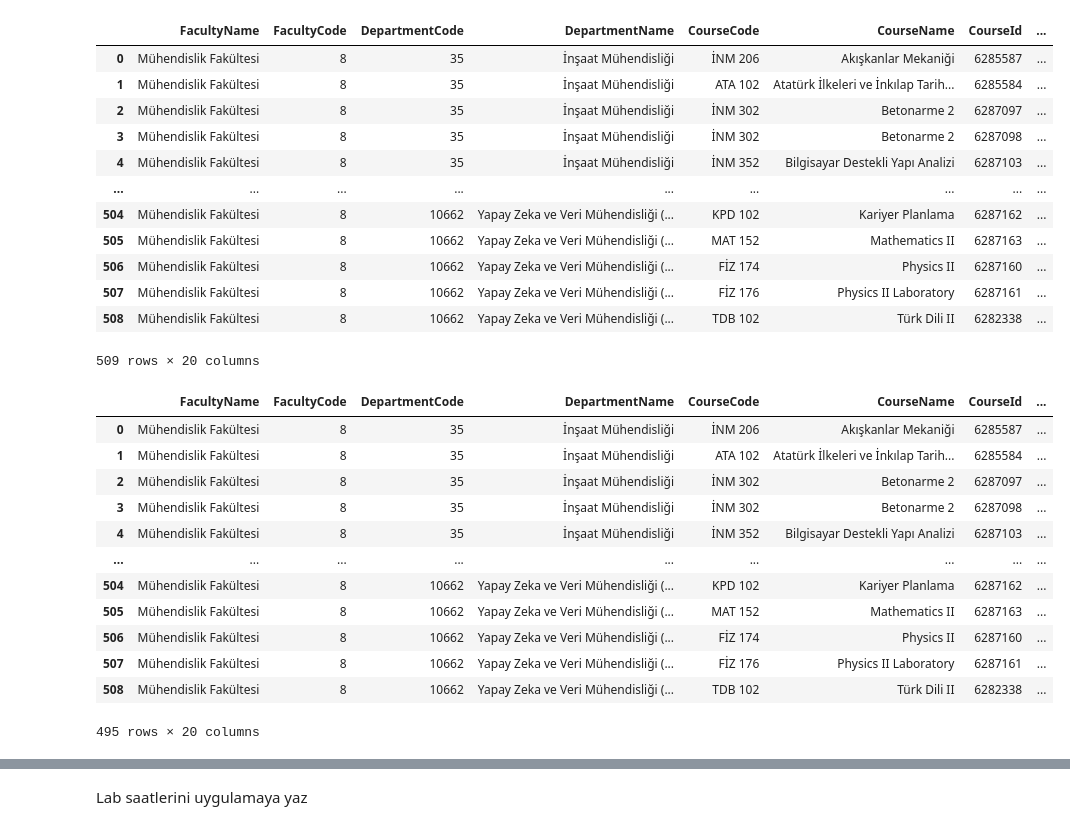
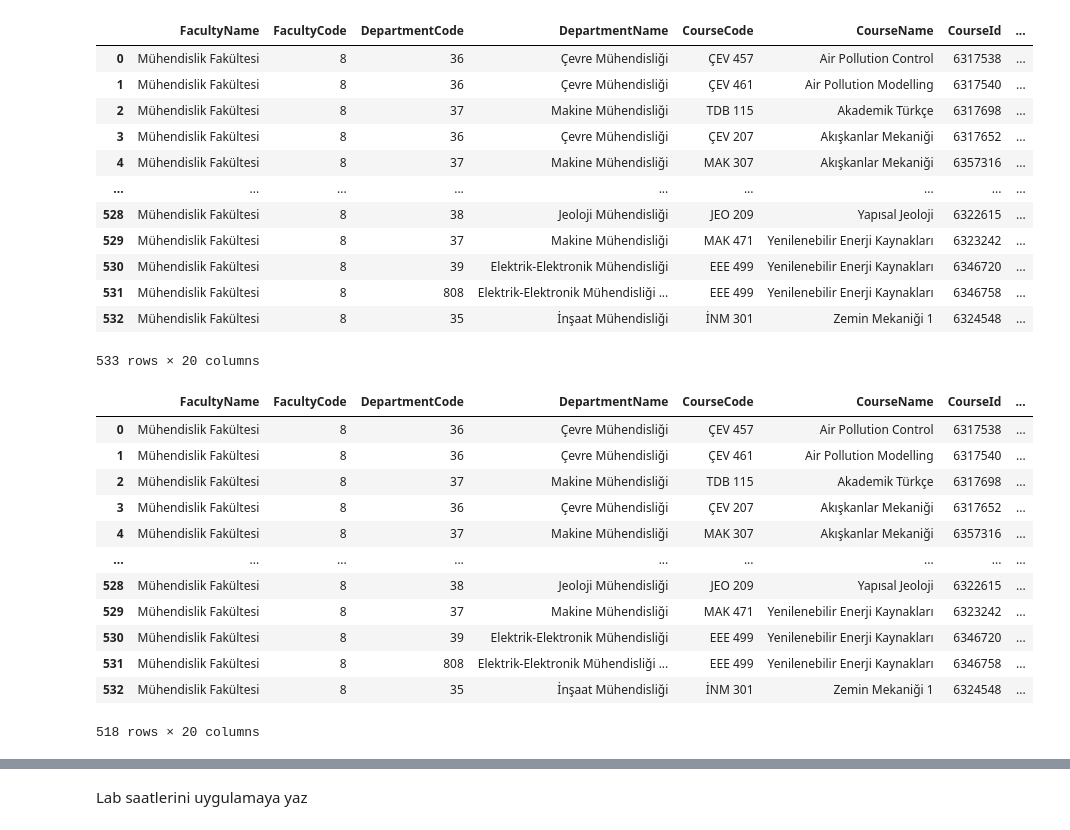
Before and after one commit to ErcxCS/Campus-Scheduling, a Jupyter notebook: data/process.ipynb, the cells around one changed output, grey strips where cells are left out. Saved outputs shown, nothing was run; the diff lists cells and outputs as text; code cells hidden in the pictures.

```diff
--- a/data/process.ipynb
+++ b/data/process.ipynb
@@ -1,37 +1,37 @@
 # %%
 import pandas as pd
 # %%
-df = pd.read_excel("./BerkDataRAW.xlsx")
+df = pd.read_excel("./25-26Fall.xlsx")
 df
 # %% [output]
 |  | FacultyName | FacultyCode | DepartmentCode | DepartmentName | CourseCode | CourseName | CourseId | ... |
-| 0 | Mühendislik Fakültesi | 8 | 35 | İnşaat Mühendisliği | İNM 206 | Akışkanlar Mekaniği | 6285587 | ... |
-| 1 | Mühendislik Fakültesi | 8 | 35 | İnşaat Mühendisliği | ATA 102 | Atatürk İlkeleri ve İnkılap Tarih... | 6285584 | ... |
-| 2 | Mühendislik Fakültesi | 8 | 35 | İnşaat Mühendisliği | İNM 302 | Betonarme 2 | 6287097 | ... |
-| 3 | Mühendislik Fakültesi | 8 | 35 | İnşaat Mühendisliği | İNM 302 | Betonarme 2 | 6287098 | ... |
-| 4 | Mühendislik Fakültesi | 8 | 35 | İnşaat Mühendisliği | İNM 352 | Bilgisayar Destekli Yapı Analizi | 6287103 | ... |
+| 0 | Mühendislik Fakültesi | 8 | 36 | Çevre Mühendisliği | ÇEV 457 | Air Pollution Control | 6317538 | ... |
+| 1 | Mühendislik Fakültesi | 8 | 36 | Çevre Mühendisliği | ÇEV 461 | Air Pollution Modelling | 6317540 | ... |
+| 2 | Mühendislik Fakültesi | 8 | 37 | Makine Mühendisliği | TDB 115 | Akademik Türkçe | 6317698 | ... |
+| 3 | Mühendislik Fakültesi | 8 | 36 | Çevre Mühendisliği | ÇEV 207 | Akışkanlar Mekaniği | 6317652 | ... |
+| 4 | Mühendislik Fakültesi | 8 | 37 | Makine Mühendisliği | MAK 307 | Akışkanlar Mekaniği | 6357316 | ... |
 | ... | ... | ... | ... | ... | ... | ... | ... | ... |
-| 504 | Mühendislik Fakültesi | 8 | 10662 | Yapay Zeka ve Veri Mühendisliği (... | KPD 102 | Kariyer Planlama | 6287162 | ... |
-| 505 | Mühendislik Fakültesi | 8 | 10662 | Yapay Zeka ve Veri Mühendisliği (... | MAT 152 | Mathematics II | 6287163 | ... |
-| 506 | Mühendislik Fakültesi | 8 | 10662 | Yapay Zeka ve Veri Mühendisliği (... | FİZ 174 | Physics II | 6287160 | ... |
-| 507 | Mühendislik Fakültesi | 8 | 10662 | Yapay Zeka ve Veri Mühendisliği (... | FİZ 176 | Physics II Laboratory | 6287161 | ... |
-| 508 | Mühendislik Fakültesi | 8 | 10662 | Yapay Zeka ve Veri Mühendisliği (... | TDB 102 | Türk Dili II | 6282338 | ... |
+| 528 | Mühendislik Fakültesi | 8 | 38 | Jeoloji Mühendisliği | JEO 209 | Yapısal Jeoloji | 6322615 | ... |
+| 529 | Mühendislik Fakültesi | 8 | 37 | Makine Mühendisliği | MAK 471 | Yenilenebilir Enerji Kaynakları | 6323242 | ... |
+| 530 | Mühendislik Fakültesi | 8 | 39 | Elektrik-Elektronik Mühendisliği | EEE 499 | Yenilenebilir Enerji Kaynakları | 6346720 | ... |
+| 531 | Mühendislik Fakültesi | 8 | 808 | Elektrik-Elektronik Mühendisliği ... | EEE 499 | Yenilenebilir Enerji Kaynakları | 6346758 | ... |
+| 532 | Mühendislik Fakültesi | 8 | 35 | İnşaat Mühendisliği | İNM 301 | Zemin Mekaniği 1 | 6324548 | ... |
-509 rows × 20 columns
+533 rows × 20 columns
 # %%
 df.drop(index=df[df['KREDI'] == 0].index, inplace=True)
 df
 # %% [output]
 |  | FacultyName | FacultyCode | DepartmentCode | DepartmentName | CourseCode | CourseName | CourseId | ... |
-| 0 | Mühendislik Fakültesi | 8 | 35 | İnşaat Mühendisliği | İNM 206 | Akışkanlar Mekaniği | 6285587 | ... |
-| 1 | Mühendislik Fakültesi | 8 | 35 | İnşaat Mühendisliği | ATA 102 | Atatürk İlkeleri ve İnkılap Tarih... | 6285584 | ... |
-| 2 | Mühendislik Fakültesi | 8 | 35 | İnşaat Mühendisliği | İNM 302 | Betonarme 2 | 6287097 | ... |
-| 3 | Mühendislik Fakültesi | 8 | 35 | İnşaat Mühendisliği | İNM 302 | Betonarme 2 | 6287098 | ... |
-| 4 | Mühendislik Fakültesi | 8 | 35 | İnşaat Mühendisliği | İNM 352 | Bilgisayar Destekli Yapı Analizi | 6287103 | ... |
+| 0 | Mühendislik Fakültesi | 8 | 36 | Çevre Mühendisliği | ÇEV 457 | Air Pollution Control | 6317538 | ... |
+| 1 | Mühendislik Fakültesi | 8 | 36 | Çevre Mühendisliği | ÇEV 461 | Air Pollution Modelling | 6317540 | ... |
+| 2 | Mühendislik Fakültesi | 8 | 37 | Makine Mühendisliği | TDB 115 | Akademik Türkçe | 6317698 | ... |
+| 3 | Mühendislik Fakültesi | 8 | 36 | Çevre Mühendisliği | ÇEV 207 | Akışkanlar Mekaniği | 6317652 | ... |
+| 4 | Mühendislik Fakültesi | 8 | 37 | Makine Mühendisliği | MAK 307 | Akışkanlar Mekaniği | 6357316 | ... |
 | ... | ... | ... | ... | ... | ... | ... | ... | ... |
-| 504 | Mühendislik Fakültesi | 8 | 10662 | Yapay Zeka ve Veri Mühendisliği (... | KPD 102 | Kariyer Planlama | 6287162 | ... |
-| 505 | Mühendislik Fakültesi | 8 | 10662 | Yapay Zeka ve Veri Mühendisliği (... | MAT 152 | Mathematics II | 6287163 | ... |
-| 506 | Mühendislik Fakültesi | 8 | 10662 | Yapay Zeka ve Veri Mühendisliği (... | FİZ 174 | Physics II | 6287160 | ... |
-| 507 | Mühendislik Fakültesi | 8 | 10662 | Yapay Zeka ve Veri Mühendisliği (... | FİZ 176 | Physics II Laboratory | 6287161 | ... |
-| 508 | Mühendislik Fakültesi | 8 | 10662 | Yapay Zeka ve Veri Mühendisliği (... | TDB 102 | Türk Dili II | 6282338 | ... |
+| 528 | Mühendislik Fakültesi | 8 | 38 | Jeoloji Mühendisliği | JEO 209 | Yapısal Jeoloji | 6322615 | ... |
+| 529 | Mühendislik Fakültesi | 8 | 37 | Makine Mühendisliği | MAK 471 | Yenilenebilir Enerji Kaynakları | 6323242 | ... |
+| 530 | Mühendislik Fakültesi | 8 | 39 | Elektrik-Elektronik Mühendisliği | EEE 499 | Yenilenebilir Enerji Kaynakları | 6346720 | ... |
+| 531 | Mühendislik Fakültesi | 8 | 808 | Elektrik-Elektronik Mühendisliği ... | EEE 499 | Yenilenebilir Enerji Kaynakları | 6346758 | ... |
+| 532 | Mühendislik Fakültesi | 8 | 35 | İnşaat Mühendisliği | İNM 301 | Zemin Mekaniği 1 | 6324548 | ... |
-495 rows × 20 columns
+518 rows × 20 columns
 # %%
```
Also changed, not shown: parts of 12 cells of this notebook, 7 other files.
